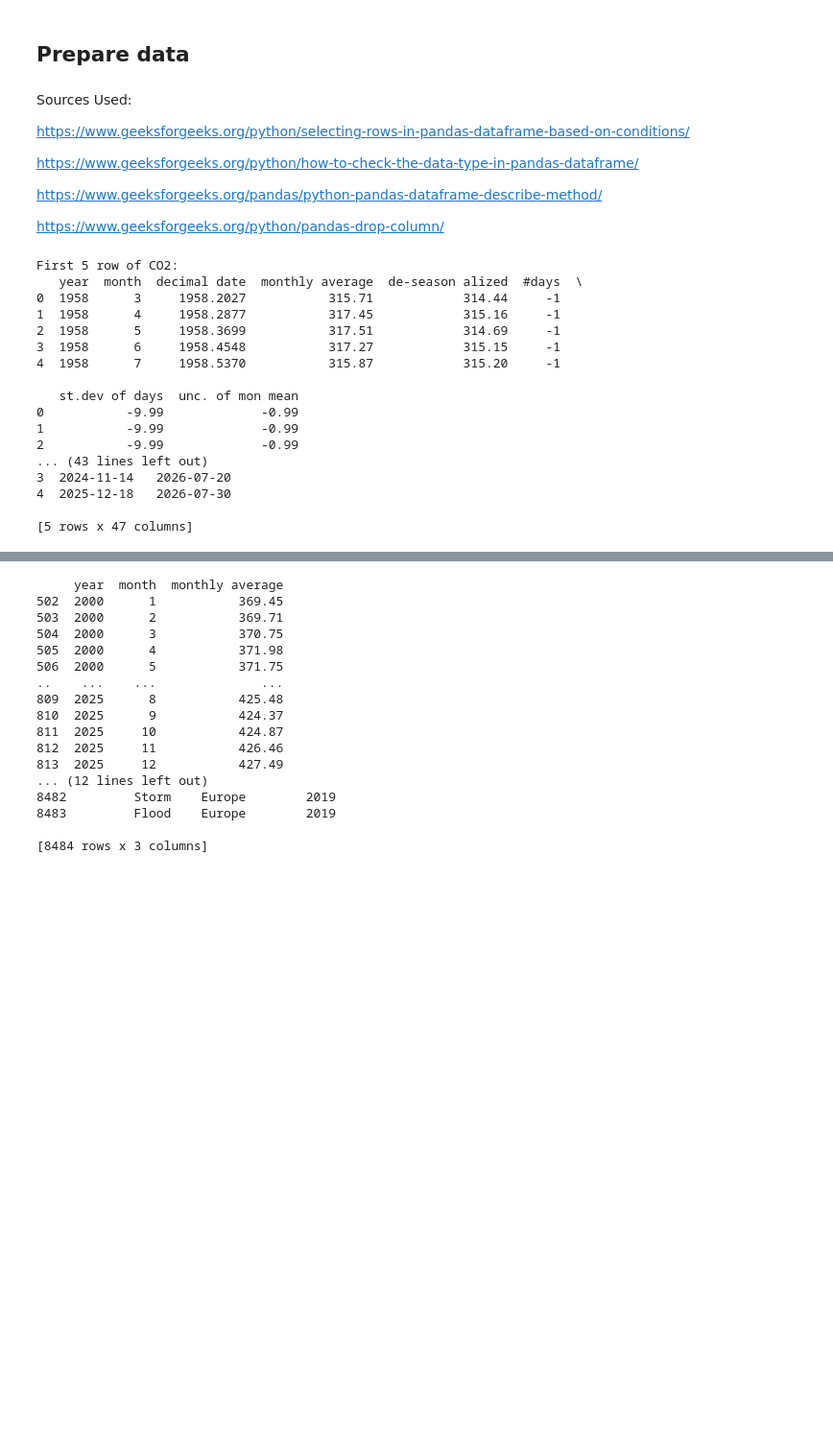
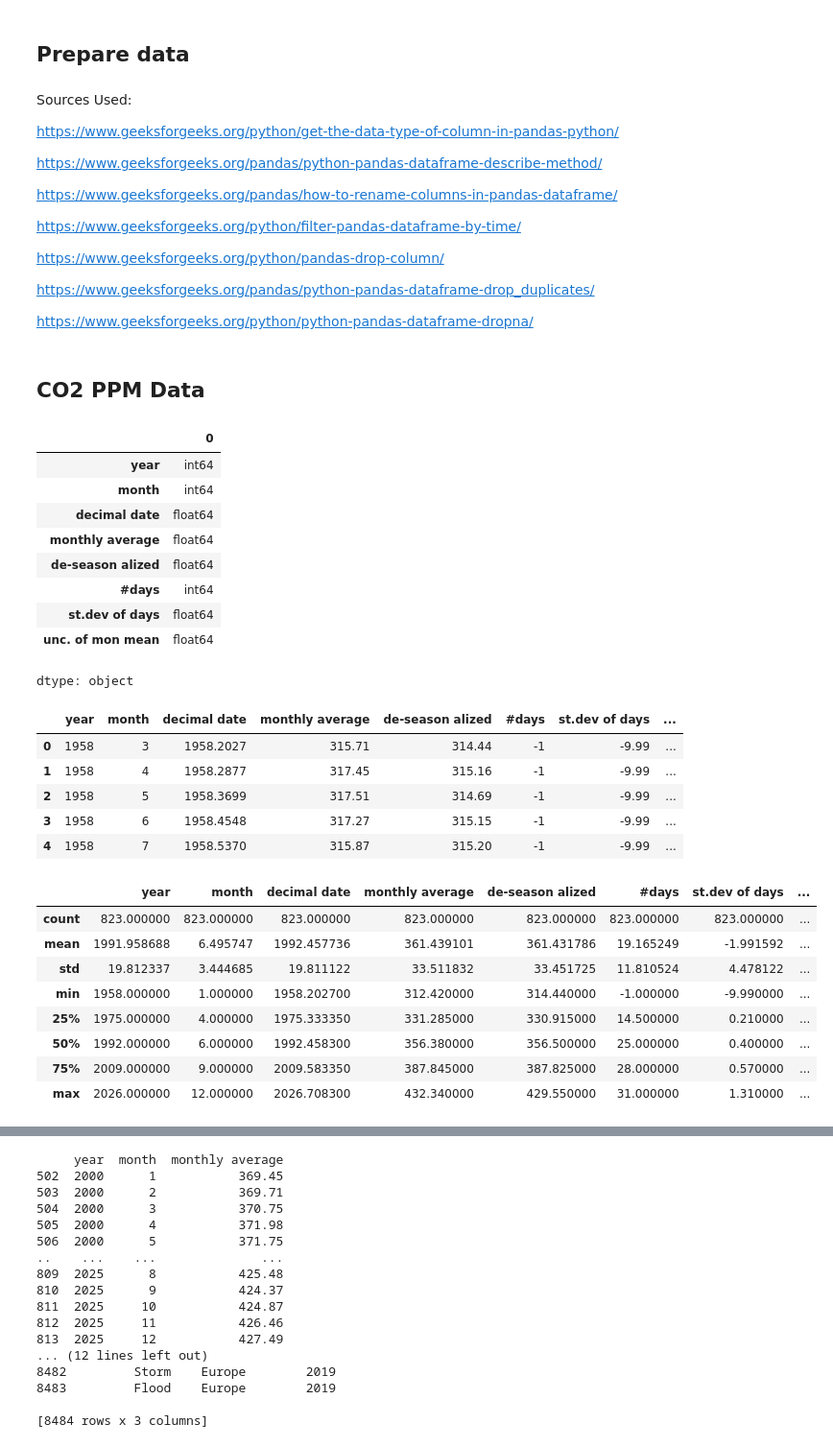
Before and after one commit to cjulianan/DS_3001_Semester_Project, a Jupyter notebook: notebook.ipynb, the cells around one changed output, grey strips where cells are left out. Shown at 96% size. Cells and saved outputs as stored; diff of their text form; code cells hidden in the pictures; blank space fills up the shorter version.

Commit message:
Cleaned CO2 PPM data

```diff
--- a/notebook.ipynb
+++ b/notebook.ipynb
@@ -25,33 +46,51 @@ Weather_data = pd.read_excel("data/public_emdat_custom_request.xlsx") # Loads we
 # %% [markdown]
 Sources Used:
 
-https://www.geeksforgeeks.org/python/selecting-rows-in-pandas-dataframe-based-on-conditions/
-
-https://www.geeksforgeeks.org/python/how-to-check-the-data-type-in-pandas-dataframe/
+https://www.geeksforgeeks.org/python/get-the-data-type-of-column-in-pandas-python/
 
 https://www.geeksforgeeks.org/pandas/python-pandas-dataframe-describe-method/
 
+https://www.geeksforgeeks.org/pandas/how-to-rename-columns-in-pandas-dataframe/
+
+https://www.geeksforgeeks.org/python/filter-pandas-dataframe-by-time/
+
 https://www.geeksforgeeks.org/python/pandas-drop-column/
+
+https://www.geeksforgeeks.org/pandas/python-pandas-dataframe-drop_duplicates/
+
+https://www.geeksforgeeks.org/python/python-pandas-dataframe-dropna/
+# %% [markdown]
+## CO2 PPM Data
 # %%
-# Overview of dataframe
-print(f"First 5 row of CO2:\n{CO2_data.head(5)}")
-print(f"\nFirst 5 row of Weather:\n{Weather_data.head(5)}")
+# Overview of CO2 Data
+CO2_datatype = CO2_data.dtypes
+display(CO2_datatype)
+display(CO2_data.head(5))
+display(CO2_data.describe())
 # %% [output]
+|  | 0 |
+| year | int64 |
+| month | int64 |
+| decimal date | float64 |
+| monthly average | float64 |
+| de-season alized | float64 |
+| #days | int64 |
+| st.dev of days | float64 |
+| unc. of mon mean | float64 |
-First 5 row of CO2:
-   year  month  decimal date  monthly average  de-season alized  #days  \
-0  1958      3     1958.2027           315.71            314.44     -1
-1  1958      4     1958.2877           317.45            315.16     -1
-2  1958      5     1958.3699           317.51            314.69     -1
-3  1958      6     1958.4548           317.27            315.15     -1
-4  1958      7     1958.5370           315.87            315.20     -1
-
-   st.dev of days  unc. of mon mean
-0           -9.99             -0.99
-1           -9.99             -0.99
-2           -9.99             -0.99
-... (43 lines left out)
-3  2024-11-14   2026-07-20
-4  2025-12-18   2026-07-30
-
-[5 rows x 47 columns]
+dtype: object
+|  | year | month | decimal date | monthly average | de-season alized | #days | st.dev of days | ... |
+| 0 | 1958 | 3 | 1958.2027 | 315.71 | 314.44 | -1 | -9.99 | ... |
+| 1 | 1958 | 4 | 1958.2877 | 317.45 | 315.16 | -1 | -9.99 | ... |
+| 2 | 1958 | 5 | 1958.3699 | 317.51 | 314.69 | -1 | -9.99 | ... |
+| 3 | 1958 | 6 | 1958.4548 | 317.27 | 315.15 | -1 | -9.99 | ... |
+| 4 | 1958 | 7 | 1958.5370 | 315.87 | 315.20 | -1 | -9.99 | ... |
+|  | year | month | decimal date | monthly average | de-season alized | #days | st.dev of days | ... |
+| count | 823.000000 | 823.000000 | 823.000000 | 823.000000 | 823.000000 | 823.000000 | 823.000000 | ... |
+| mean | 1991.958688 | 6.495747 | 1992.457736 | 361.439101 | 361.431786 | 19.165249 | -1.991592 | ... |
+| std | 19.812337 | 3.444685 | 19.811122 | 33.511832 | 33.451725 | 11.810524 | 4.478122 | ... |
+| min | 1958.000000 | 1.000000 | 1958.202700 | 312.420000 | 314.440000 | -1.000000 | -9.990000 | ... |
+| 25% | 1975.000000 | 4.000000 | 1975.333350 | 331.285000 | 330.915000 | 14.500000 | 0.210000 | ... |
+| 50% | 1992.000000 | 6.000000 | 1992.458300 | 356.380000 | 356.500000 | 25.000000 | 0.400000 | ... |
+| 75% | 2009.000000 | 9.000000 | 2009.583350 | 387.845000 | 387.825000 | 28.000000 | 0.570000 | ... |
+| max | 2026.000000 | 12.000000 | 2026.708300 | 432.340000 | 429.550000 | 31.000000 | 1.310000 | ... |
 # %%
```
Also changed, not shown: parts of 6 cells of this notebook.
